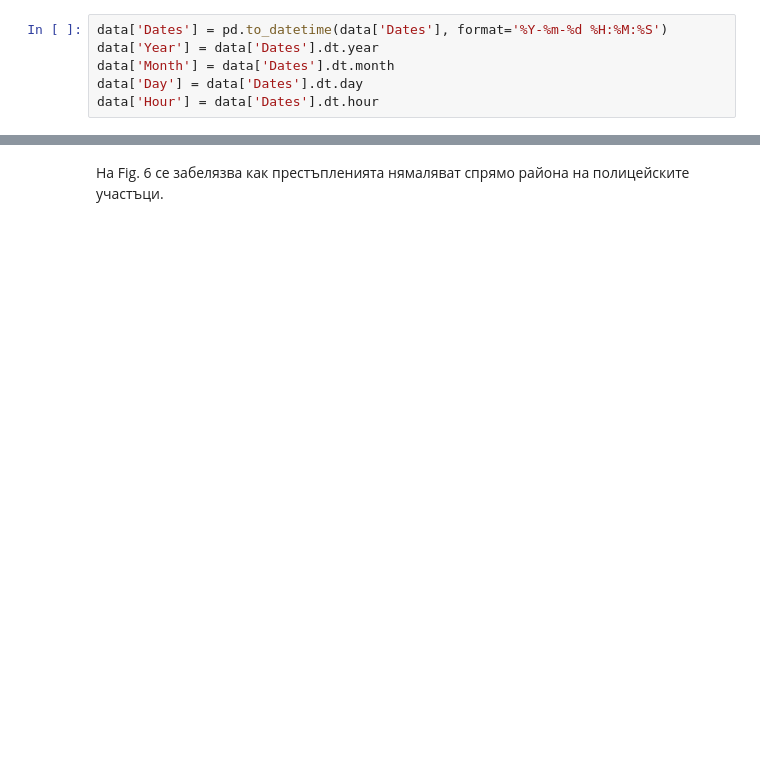
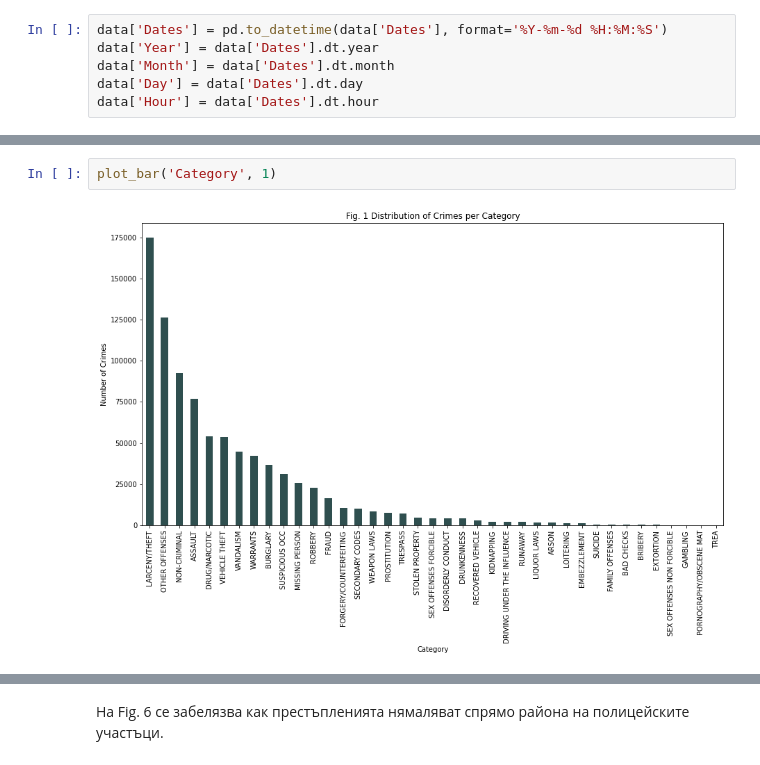
Before and after one commit to RayaSimeonova/crime-classification, a Jupyter notebook: project_description.ipynb, the cells around one changed output, grey strips where cells are left out. Saved outputs shown, nothing was run; the diff lists cells and outputs as text; blank space fills up the shorter version.

```diff
--- a/project_description.ipynb
+++ b/project_description.ipynb
@@ -70,0 +150,4 @@ data.head(2)
+# %%
+plot_bar('Category', 1)
+# %% [output]
+[figure, added]
```
Also changed, not shown: parts of 46 cells of this notebook.
